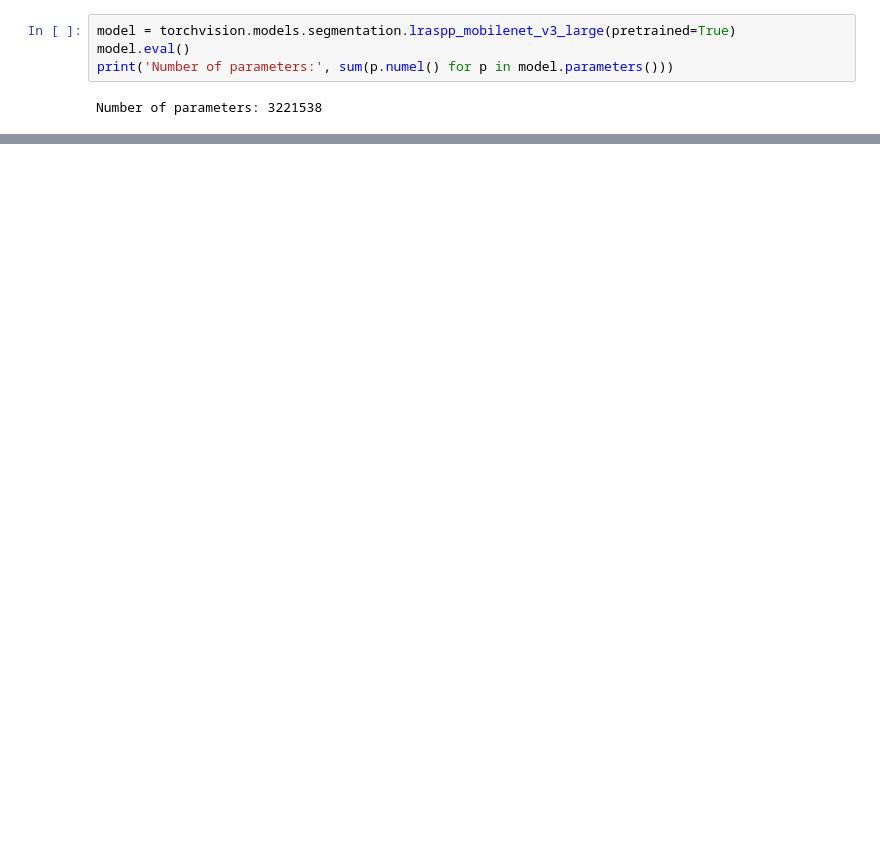
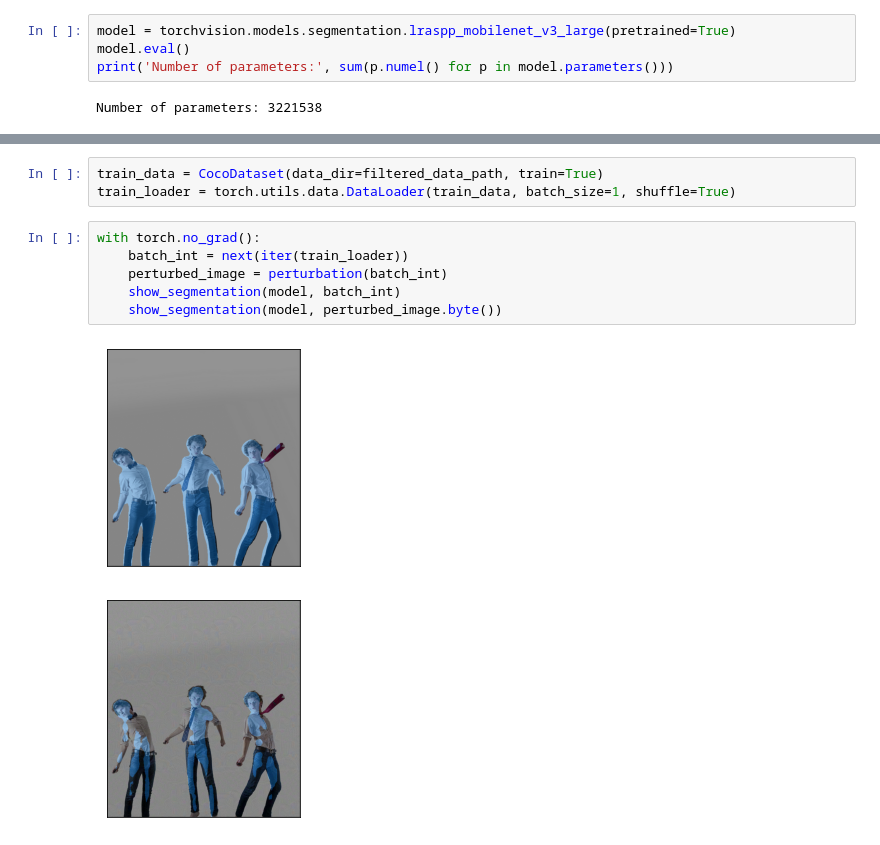
Before and after one commit to tomtseng/adversarial-segmentation, a Jupyter notebook: adversarial-segmentation.ipynb, the cells around one changed output, grey strips where cells are left out. Drawn from its saved outputs; the diff is of its cells as text; blank space fills up the shorter version.

```diff
--- a/adversarial-segmentation.ipynb
+++ b/adversarial-segmentation.ipynb
@@ -187,0 +225,12 @@ with torch.no_grad():
+# %%
+train_data = CocoDataset(data_dir=filtered_data_path, train=True)
+train_loader = torch.utils.data.DataLoader(train_data, batch_size=1, shuffle=True)
+# %%
+with torch.no_grad():
+    batch_int = next(iter(train_loader))
+    perturbed_image = perturbation(batch_int)
+    show_segmentation(model, batch_int)
+    show_segmentation(model, perturbed_image.byte())
+# %% [output]
+[figure, added]
+[figure, added]
```
Also changed, not shown: parts of 17 cells of this notebook, 3 other files.
